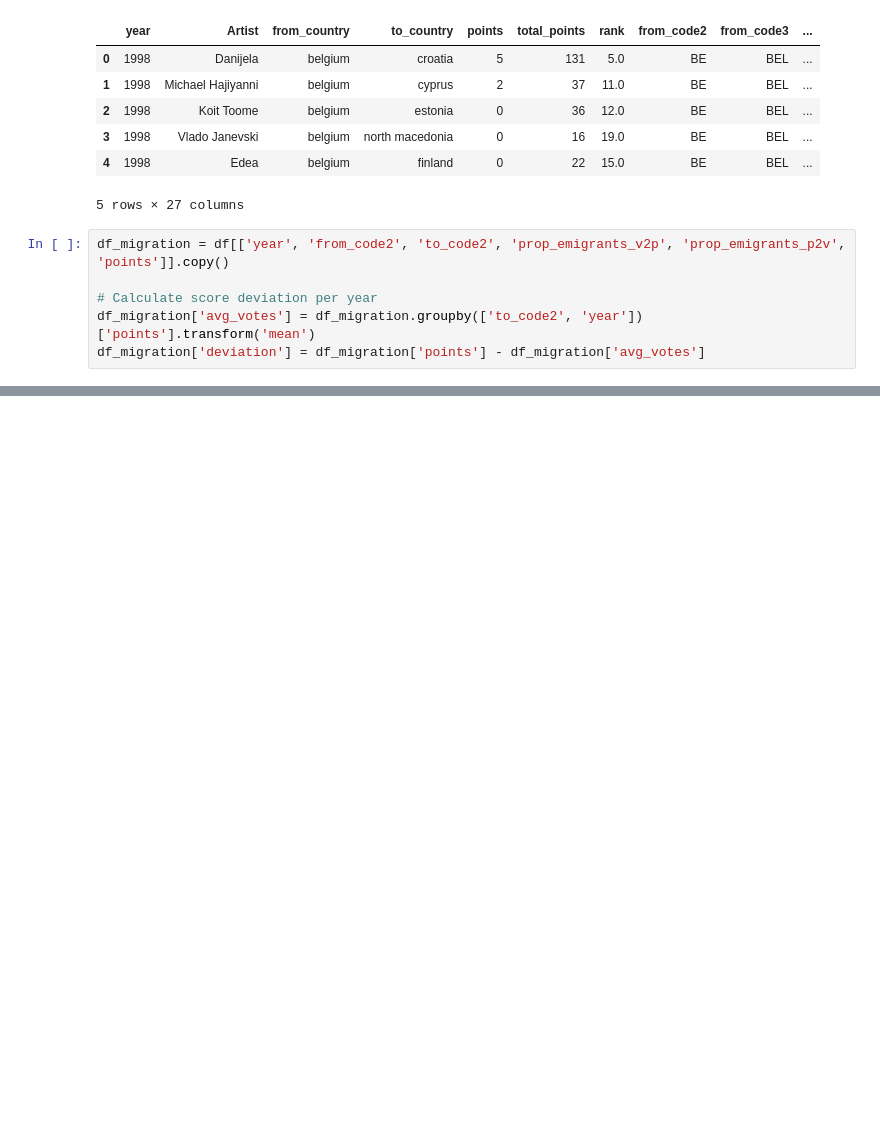
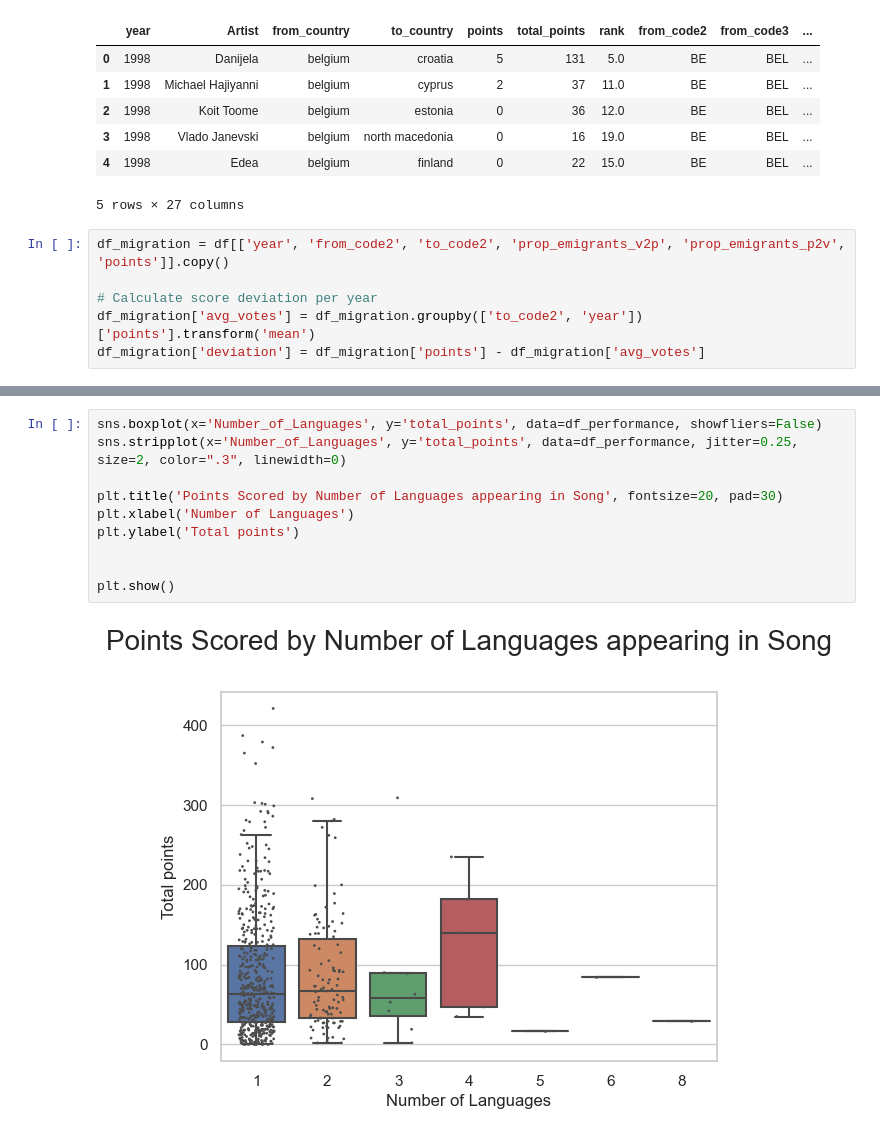
Before and after one commit to KatrionaGoldmann/Eurovision_TDS, a Jupyter notebook: eurovision/notebooks/story.ipynb, the cells around one changed output, grey strips where cells are left out. Saved outputs shown, nothing was run; the diff lists cells and outputs as text; blank space fills up the shorter version.

```diff
--- a/eurovision/notebooks/story.ipynb
+++ b/eurovision/notebooks/story.ipynb
@@ -444,0 +585,12 @@ plt.show()
+# %%
+sns.boxplot(x='Number_of_Languages', y='total_points', data=df_performance, showfliers=False)
+sns.stripplot(x='Number_of_Languages', y='total_points', data=df_performance, jitter=0.25, size=2, color=".3", linewidth=0)
+
+plt.title('Points Scored by Number of Languages appearing in Song', fontsize=20, pad=30)
+plt.xlabel('Number of Languages')
+plt.ylabel('Total points')
+
+
+plt.show()
+# %% [output]
+[figure, added]
```
Also changed, not shown: parts of 14 cells of this notebook, 2 other files.
